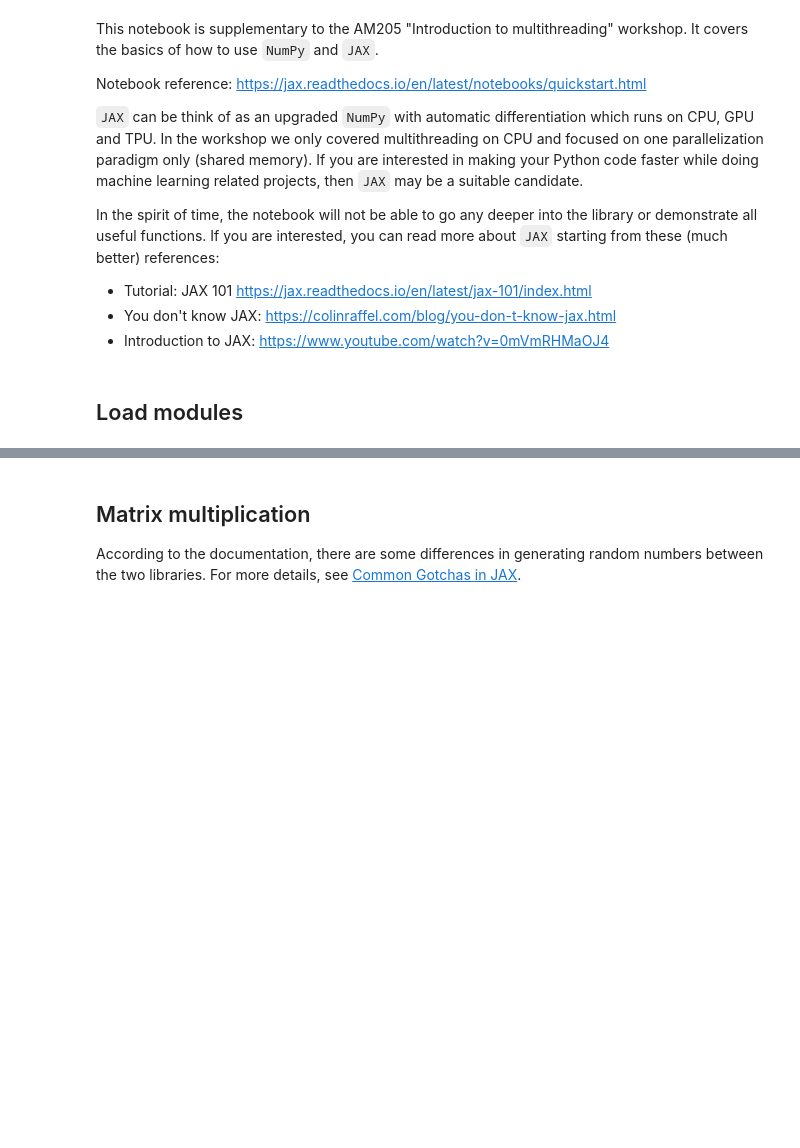
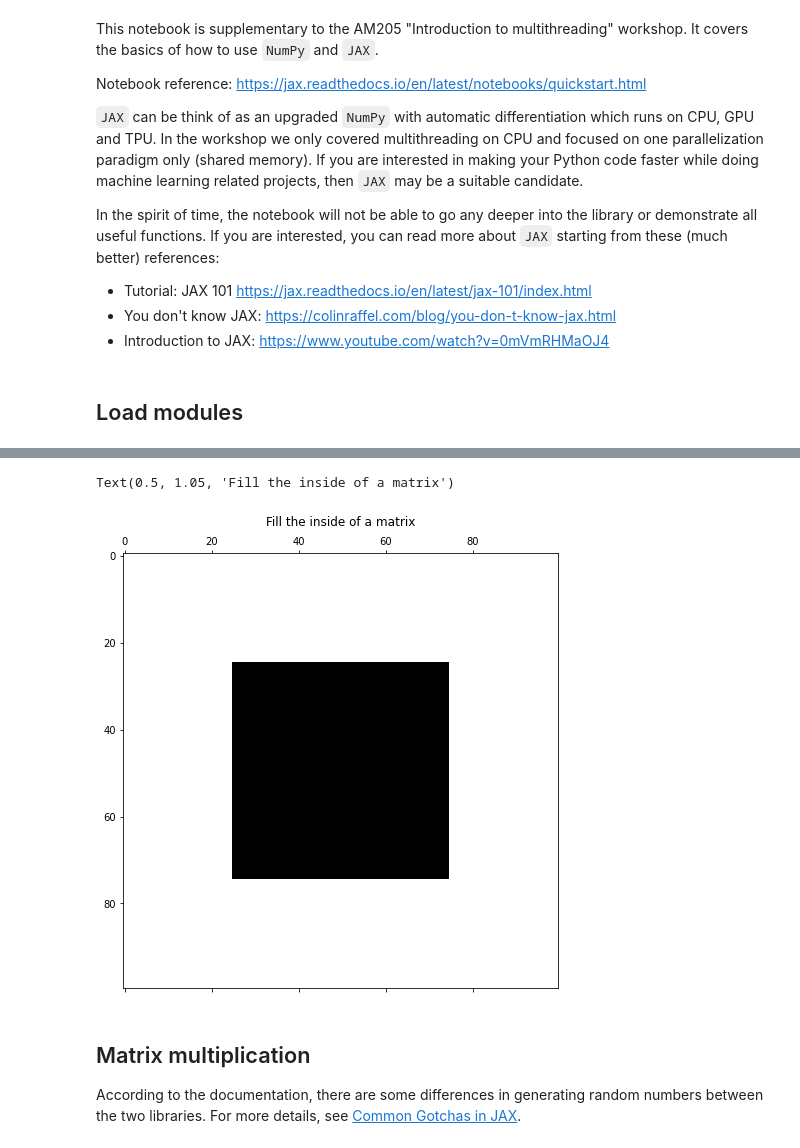
Before and after one commit to chr1shr/am205_g_activities, a Jupyter notebook: multithreading/numpy_jax.ipynb, the cells around one changed output, grey strips where cells are left out. Cells and saved outputs as stored; diff of their text form; code cells hidden in the pictures; blank space fills up the shorter version.

```diff
--- a/multithreading/numpy_jax.ipynb
+++ b/multithreading/numpy_jax.ipynb
@@ -24,0 +50,15 @@ import matplotlib.pyplot as plt
+# %%
+# Example 2: fill the inside of a matrix
+def not_vectorization_2():
+  mat=np.zeros((100,100))
+  for i in range(100):
+    for j in range(100):
+      if i>25 and i<75:
+        if j>25 and j<75:
+          mat[j,i]=1
+  return mat
+
+def vectorization_2():
+  mat=np.zeros((100,100))
+  mat[25:75,25:75]=1
+  return mat
@@ -25,3 +74,12 @@ import matplotlib.pyplot as plt
+# %%
+# plt.spy() allows you to quickly plot a matrix
+plt.figure(figsize=(8,8))
+plt.spy(vectorization_2())
+plt.title("Fill the inside of a matrix")
+# No need to add plt.show() because we enabled plot inline
+# %% [output]
+Text(0.5, 1.05, 'Fill the inside of a matrix')
+[figure, added]
 # %% [markdown]
 ## Matrix multiplication
 
```
Also changed, not shown: parts of 17 cells of this notebook.
